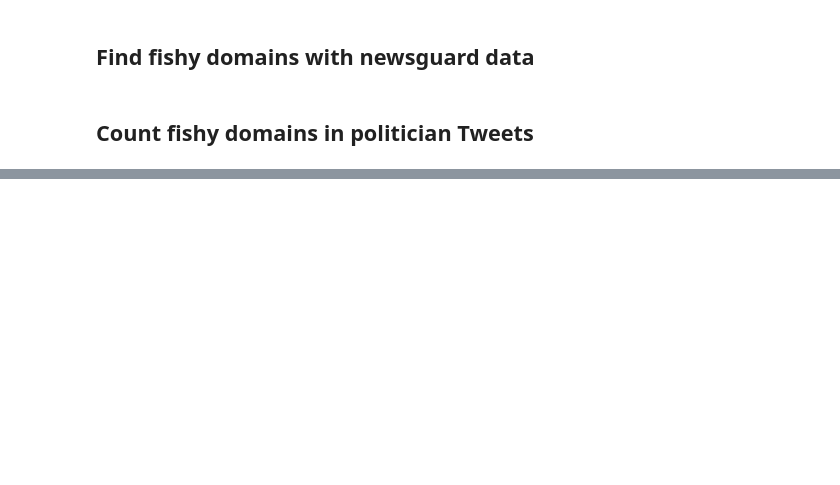
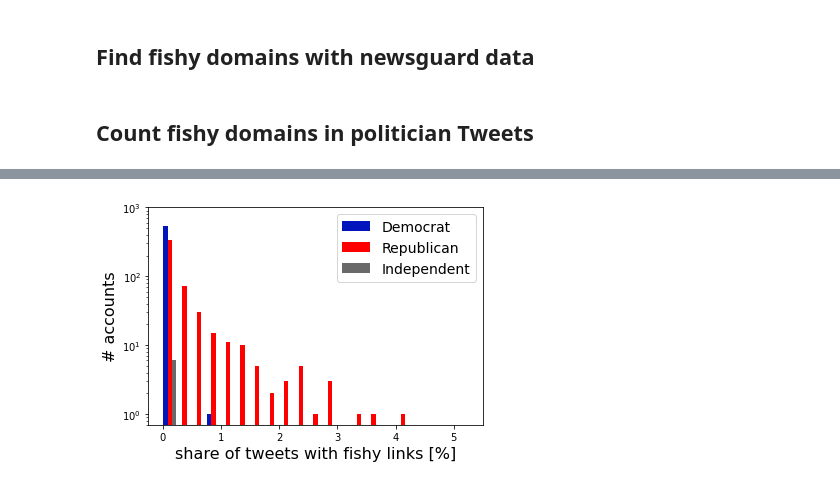
Before and after one commit to StephanLewandowsky/Honesty-project, a Jupyter notebook: code/analysis_twitter/analyze_US_politician_tweeted_URLs.ipynb, the cells around one changed output, grey strips where cells are left out. Cells and saved outputs as stored; diff of their text form; code cells hidden in the pictures; blank space fills up the shorter version.

```diff
--- a/code/analysis_twitter/analyze_US_politician_tweeted_URLs.ipynb
+++ b/code/analysis_twitter/analyze_US_politician_tweeted_URLs.ipynb
@@ -146,0 +295,4 @@ plt.savefig("fishy_share.png")
+# %%
+fishy_user_count = fishy_user_count.reset_index()
+fishy_user_count.columns = ['_'.join(col).strip("_") \
+                            for col in fishy_user_count.columns.values]
@@ -146,0 +323,36 @@ plt.savefig("fishy_share.png")
+# %%
+# load party affiliation, strip " used to ensure author_ids are stored as
+# strings and not numbers
+party_affiliation = pd.read_csv(join(src, "party_affiliations_complete.csv"))
+party_affiliation["author_id"] = party_affiliation["author_id"]\
+    .apply(lambda x: x.replace('"', ''))
+
+party_affiliation["author_id"] = party_affiliation["author_id"].apply(match_id)
+fishy_user_count["author_id"] = fishy_user_count["author_id"].apply(match_id)
+
+# merge fishy link information and information about party affiliation
+user_df = pd.merge(
+    fishy_user_count,
+    party_affiliation,
+    how="left",
+    left_on="author_id",
+    right_on="author_id"
+).copy()
+# %%
+fig, ax = plt.subplots()
+dem = user_df[user_df["party"] == "Democrat"]
+rep = user_df[user_df["party"] == "Republican"]
+ind = user_df[user_df["party"] == "Independent"]
+ax.hist([dem["share"] * 100, rep["share"] * 100, ind["share"] * 100],
+        bins=np.arange(0, 5.5, 0.25), rwidth=0.9,
+        label=["Democrat", "Republican", "Independent"],
+        color=[demblue, repred, indgrey])
+ax.set_xlabel("share of tweets with fishy links [%]",
+              fontsize=ax_label_fontsize)
+ax.set_ylabel("# accounts", fontsize=ax_label_fontsize)
+ax.legend(fontsize=leg_label_fontsize)
+ax.set_ylim(0.7, 1e3)
+ax.set_yscale('log')
+plt.savefig("../../plots/fishy_share.pdf")
+# %% [output]
+[figure, added]
```
Also changed, not shown: parts of 90 cells of this notebook.
